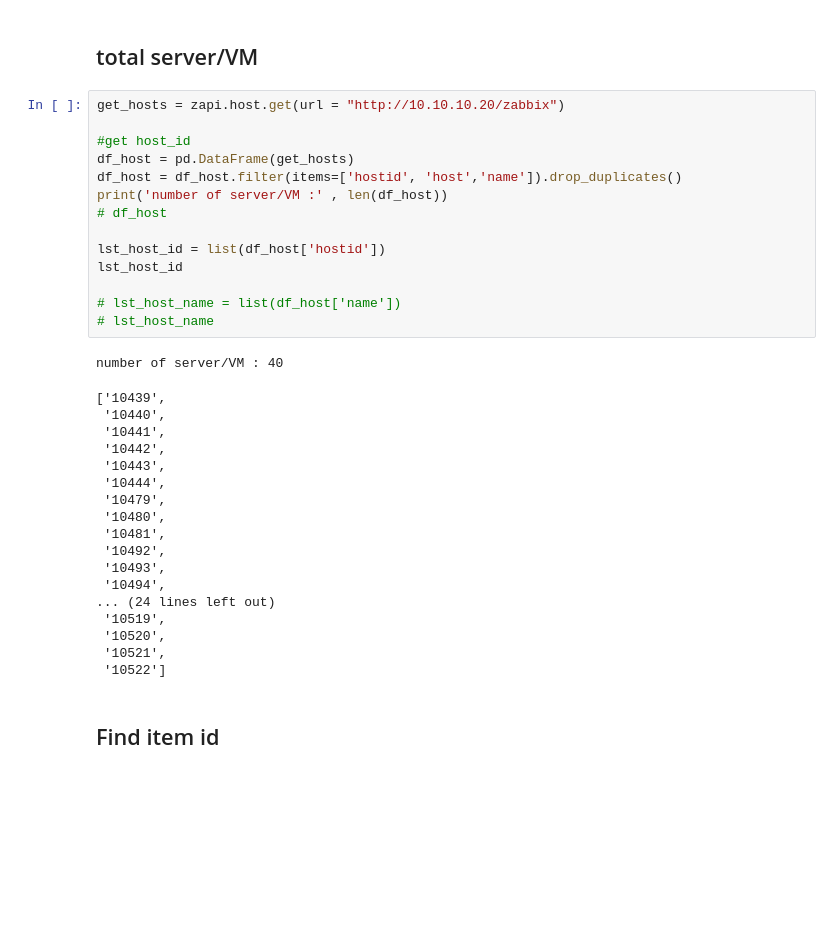
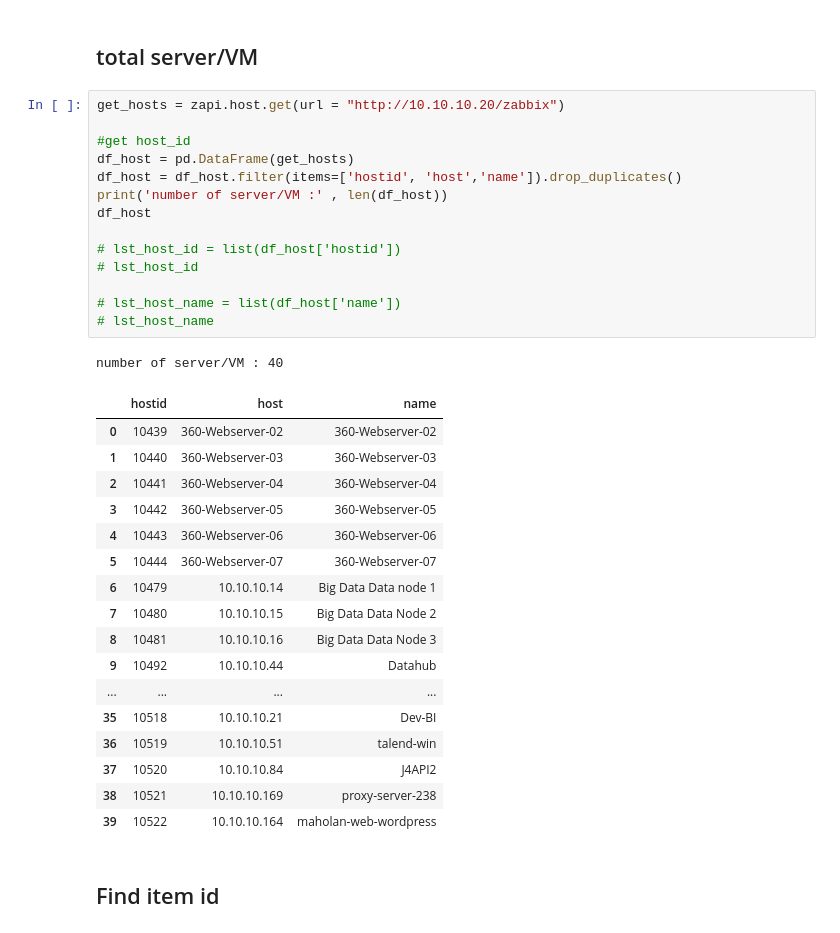
Before and after one commit to Sireetron/mhl-ma-mcc-report, a Jupyter notebook: sections/Zabbix/get_data.ipynb, the cells around one changed output. Drawn from its saved outputs; the diff is of its cells as text; blank space fills up the shorter version.

Commit message:
got data from database

```diff
--- a/sections/Zabbix/get_data.ipynb
+++ b/sections/Zabbix/get_data.ipynb
@@ -17,36 +17,36 @@ zapi = ZabbixAPI("http://10.10.10.20/zabbix")
 # %%
 get_hosts = zapi.host.get(url = "http://10.10.10.20/zabbix")
 
 #get host_id
 df_host = pd.DataFrame(get_hosts)
 df_host = df_host.filter(items=['hostid', 'host','name']).drop_duplicates()
 print('number of server/VM :' , len(df_host))
-# df_host
+df_host
 
-lst_host_id = list(df_host['hostid'])
-lst_host_id
+# lst_host_id = list(df_host['hostid'])
+# lst_host_id
 
 # lst_host_name = list(df_host['name'])
 # lst_host_name
 # %% [output]
 number of server/VM : 40
-['10439',
- '10440',
- '10441',
- '10442',
- '10443',
- '10444',
- '10479',
- '10480',
- '10481',
- '10492',
- '10493',
- '10494',
-... (24 lines left out)
- '10519',
- '10520',
- '10521',
- '10522']
+|  | hostid | host | name |
+| 0 | 10439 | 360-Webserver-02 | 360-Webserver-02 |
+| 1 | 10440 | 360-Webserver-03 | 360-Webserver-03 |
+| 2 | 10441 | 360-Webserver-04 | 360-Webserver-04 |
+| 3 | 10442 | 360-Webserver-05 | 360-Webserver-05 |
+| 4 | 10443 | 360-Webserver-06 | 360-Webserver-06 |
+| 5 | 10444 | 360-Webserver-07 | 360-Webserver-07 |
+| 6 | 10479 | 10.10.10.14 | Big Data Data node 1 |
+| 7 | 10480 | 10.10.10.15 | Big Data Data Node 2 |
+| 8 | 10481 | 10.10.10.16 | Big Data Data Node 3 |
+| 9 | 10492 | 10.10.10.44 | Datahub |
+| ... | ... | ... | ... |
+| 35 | 10518 | 10.10.10.21 | Dev-BI |
+| 36 | 10519 | 10.10.10.51 | talend-win |
+| 37 | 10520 | 10.10.10.84 | J4API2 |
+| 38 | 10521 | 10.10.10.169 | proxy-server-238 |
+| 39 | 10522 | 10.10.10.164 | maholan-web-wordpress |
 # %% [markdown]
 ## Find item id
 # %%
```
Also changed, not shown: parts of 5 cells of this notebook, 2 other files.
